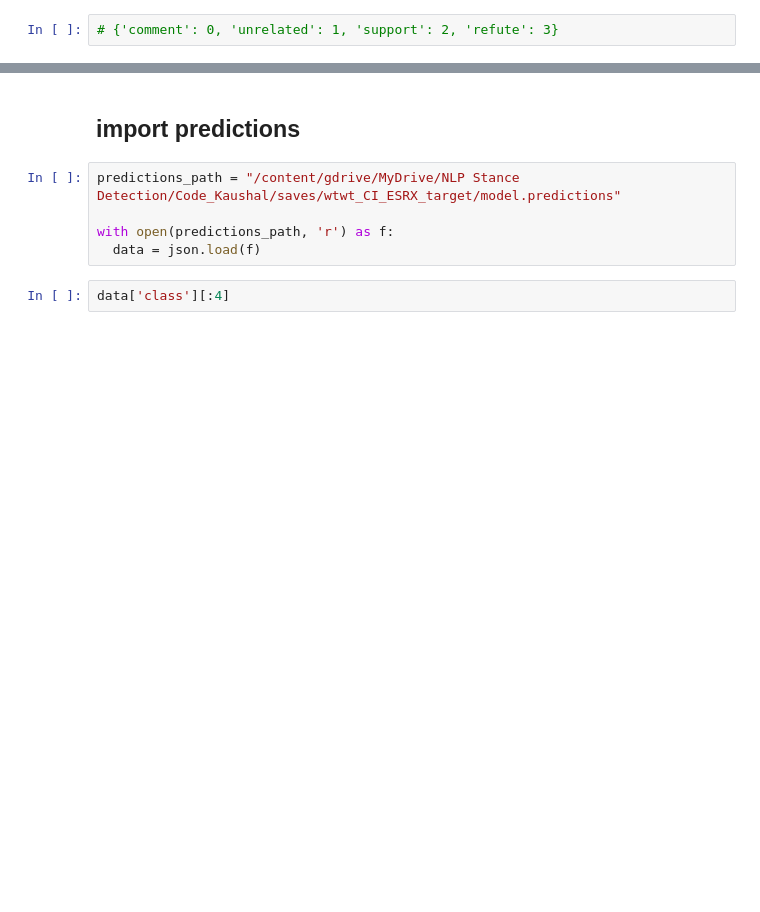
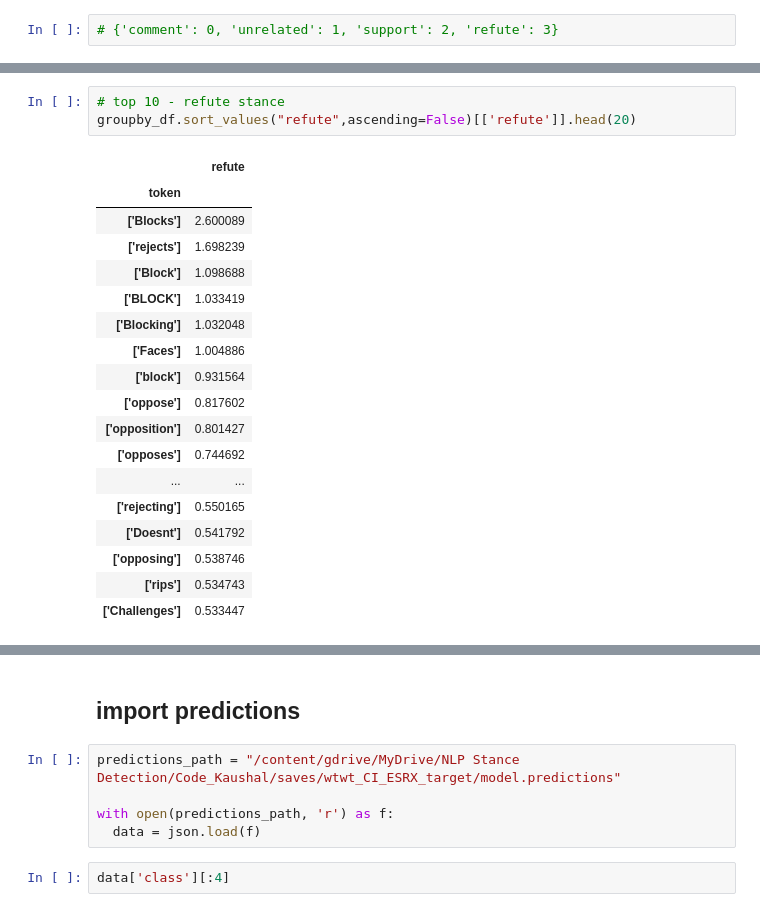
Before and after one commit to mangalm96/explainablenlp-info259, a Jupyter notebook: interpret_shap_analysis.ipynb, the cells around one changed output, grey strips where cells are left out. Cells and saved outputs as stored; diff of their text form; blank space fills up the shorter version.

```diff
--- a/interpret_shap_analysis.ipynb
+++ b/interpret_shap_analysis.ipynb
@@ -178,0 +296,22 @@ shap_CI_ESRX_notarget.groupby('token').agg('mean')
+# %%
+# top 10 - refute stance
+groupby_df.sort_values("refute",ascending=False)[['refute']].head(20)
+# %% [output]
+|  | refute |
+| token |  |
+| ['Blocks'] | 2.600089 |
+| ['rejects'] | 1.698239 |
+| ['Block'] | 1.098688 |
+| ['BLOCK'] | 1.033419 |
+| ['Blocking'] | 1.032048 |
+| ['Faces'] | 1.004886 |
+| ['block'] | 0.931564 |
+| ['oppose'] | 0.817602 |
+| ['opposition'] | 0.801427 |
+| ['opposes'] | 0.744692 |
+| ... | ... |
+| ['rejecting'] | 0.550165 |
+| ['Doesnt'] | 0.541792 |
+| ['opposing'] | 0.538746 |
+| ['rips'] | 0.534743 |
+| ['Challenges'] | 0.533447 |
```
Also changed, not shown: parts of 24 cells of this notebook.
